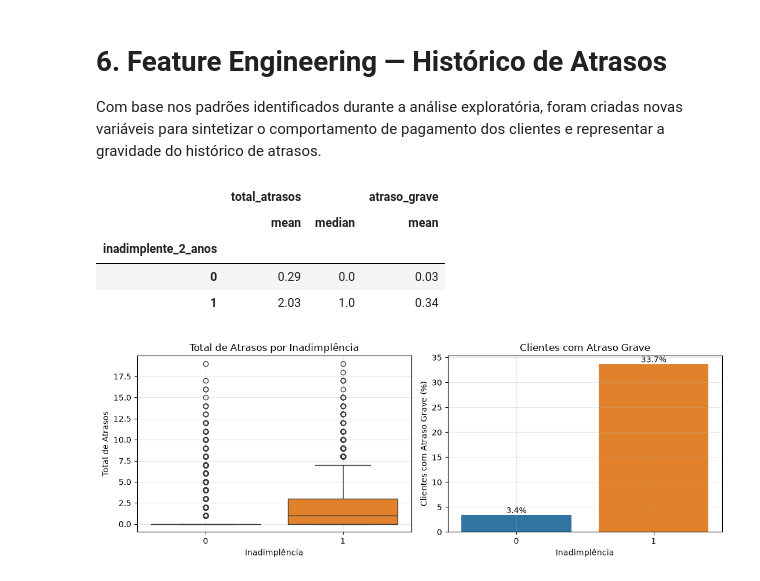
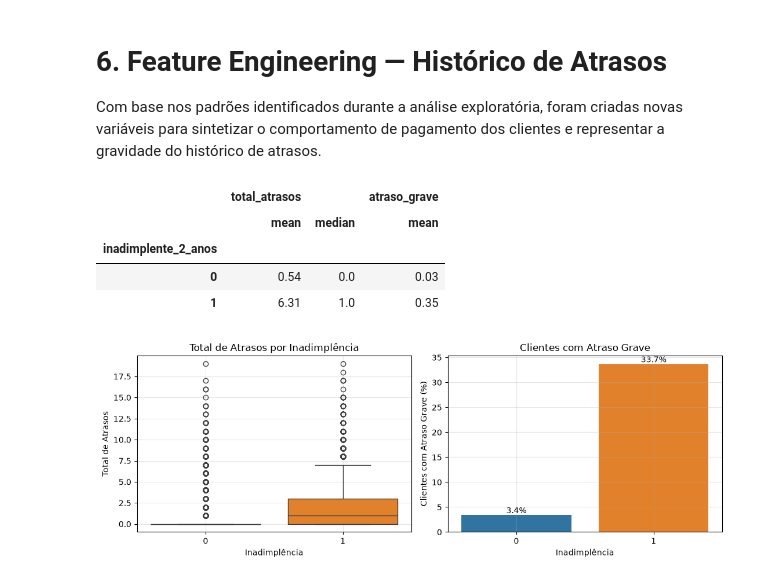
Before and after one commit to RenanTrevelim/credit-risk-modeling, a Jupyter notebook: notebooks/02_analise_exploratoria.ipynb, the cells around one changed output. Cells and saved outputs as stored; diff of their text form; code cells hidden in the pictures.

```diff
--- a/notebooks/02_analise_exploratoria.ipynb
+++ b/notebooks/02_analise_exploratoria.ipynb
@@ -473,18 +541,18 @@ dados_fe["total_atrasos"] = (
 # Possui Atraso grave
 dados_fe["atraso_grave"] = (dados_fe["atrasos_90_dias"] > 0).astype(int)
 # %%
-df_plot.groupby("inadimplente_2_anos")[
+dados_fe.groupby("inadimplente_2_anos")[
     ["total_atrasos", "atraso_grave"]
 ].agg({
     "total_atrasos": ["mean", "median"],
     "atraso_grave": "mean"
 }).round(2)
 # %% [output]
 |  | total_atrasos |  | atraso_grave |
 |  | mean | median | mean |
 | inadimplente_2_anos |  |  |  |
-| 0 | 0.29 | 0.0 | 0.03 |
-| 1 | 2.03 | 1.0 | 0.34 |
+| 0 | 0.54 | 0.0 | 0.03 |
+| 1 | 6.31 | 1.0 | 0.35 |
 # %%
 col_atrasos = [
     "atrasos_30_59_dias",
```
Also changed, not shown: parts of 11 cells of this notebook, 2 other files.
